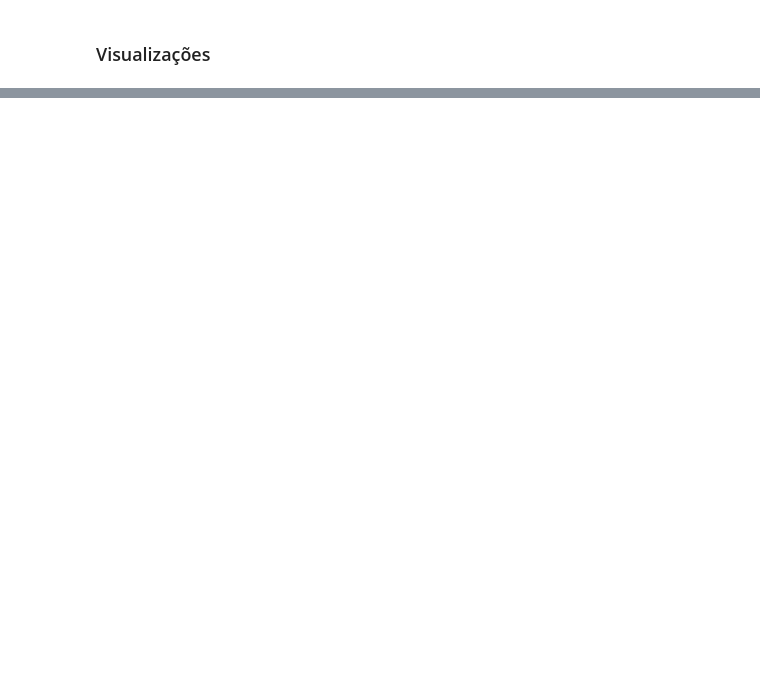
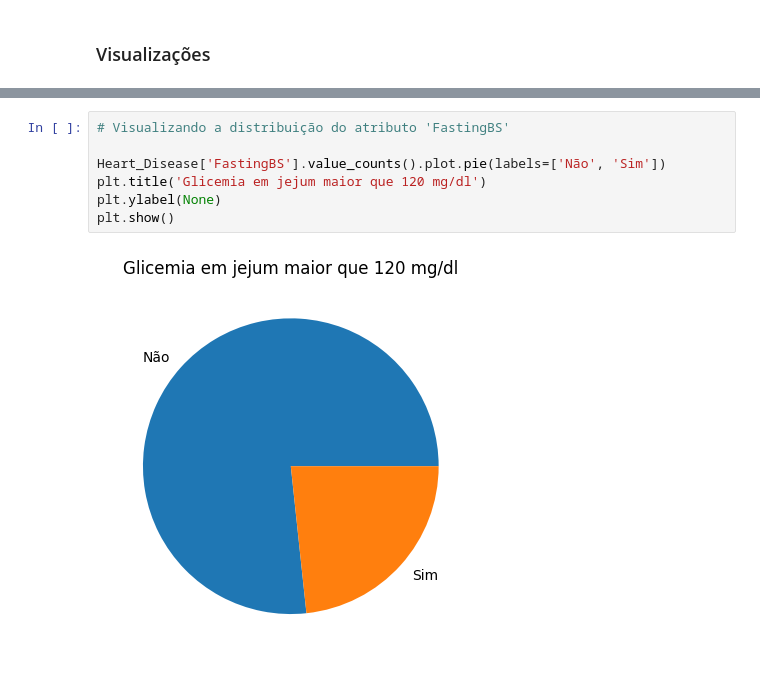
Before and after one commit to marcossiliprandi/MVP_An-lise-de-Dados_Boas-Pr-ticas, a Jupyter notebook: MVP_Doenças_cardiovasculares.ipynb, the cells around one changed output, grey strips where cells are left out. Cells and saved outputs as stored; diff of their text form; blank space fills up the shorter version.

```diff
--- a/MVP_Doenças_cardiovasculares.ipynb
+++ b/MVP_Doenças_cardiovasculares.ipynb
@@ -152,0 +166,9 @@ Ao analisar as medidas estatísticas verifica-se que os pacientes possuem idades
+# %%
+# Visualizando a distribuição do atributo 'FastingBS'
+
+Heart_Disease['FastingBS'].value_counts().plot.pie(labels=['Não', 'Sim'])
+plt.title('Glicemia em jejum maior que 120 mg/dl')
+plt.ylabel(None)
+plt.show()
+# %% [output]
+[figure, added]
```
Also changed, not shown: parts of 22 cells of this notebook.
